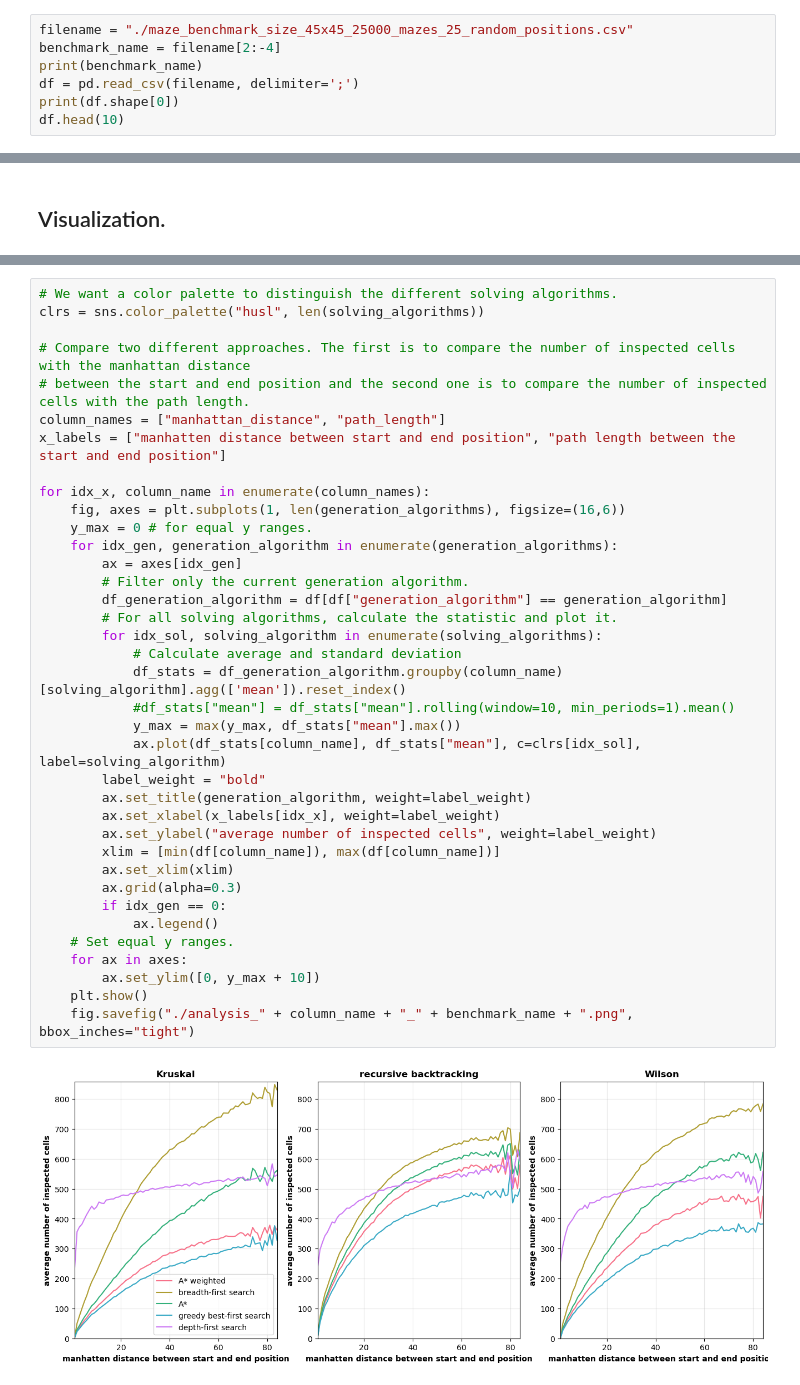
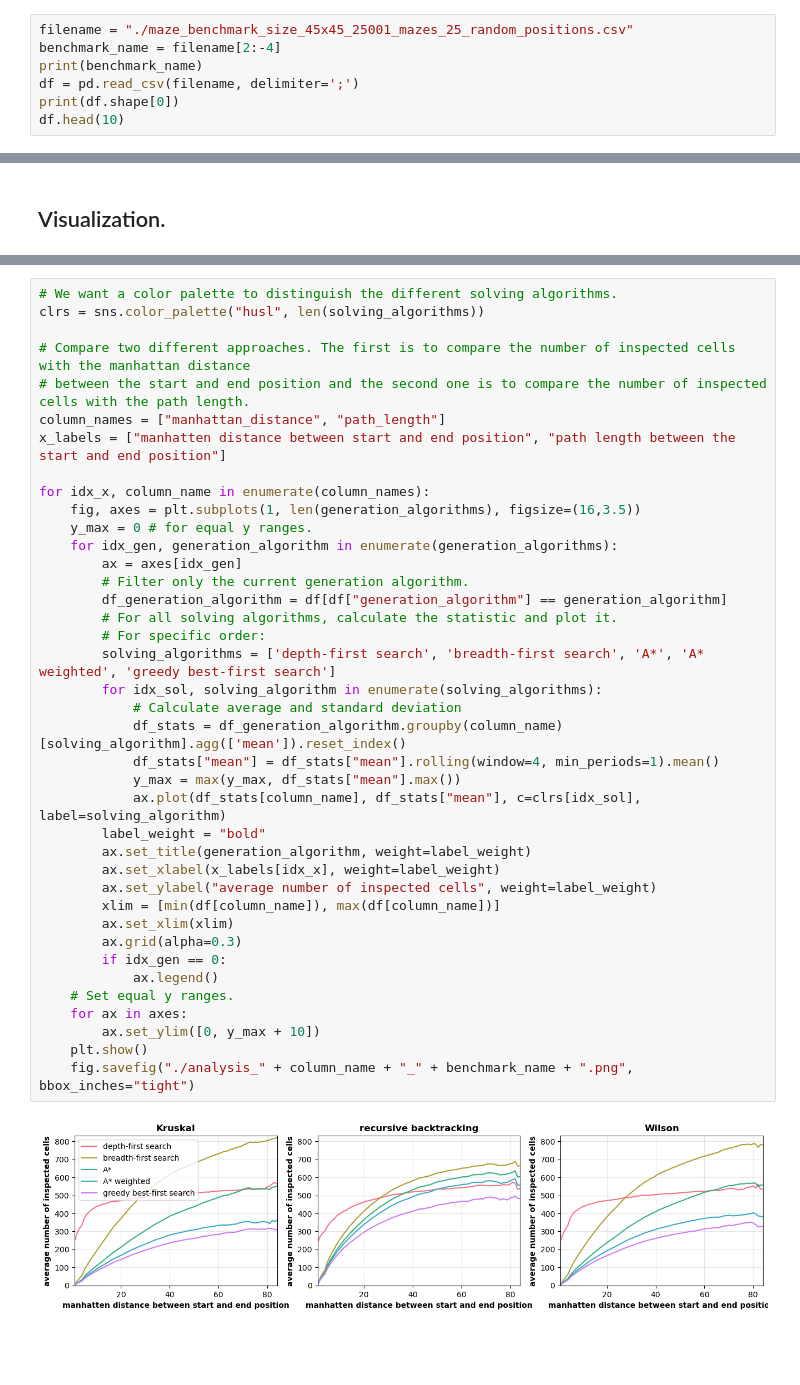
Before and after one commit to startbit96/mazes, a Jupyter notebook: benchmark_analysis/analysis.ipynb, the cells around one changed output, grey strips where cells are left out. Cells and saved outputs as stored; diff of their text form; blank space fills up the shorter version.

```diff
--- a/benchmark_analysis/analysis.ipynb
+++ b/benchmark_analysis/analysis.ipynb
@@ -9,7 +9,7 @@ import seaborn as sns
 ## Import the data.
 Note that you need to create the data first using the mazes Rust program.
 # %%
-filename = "./maze_benchmark_size_45x45_25000_mazes_25_random_positions.csv"
+filename = "./maze_benchmark_size_45x45_25001_mazes_25_random_positions.csv"
 benchmark_name = filename[2:-4]
 print(benchmark_name)
 df = pd.read_csv(filename, delimiter=';')
@@ -57,33 +55,35 @@ clrs = sns.color_palette("husl", len(solving_algorithms))
 column_names = ["manhattan_distance", "path_length"]
 x_labels = ["manhatten distance between start and end position", "path length between the start and end position"]
 
 for idx_x, column_name in enumerate(column_names):
-    fig, axes = plt.subplots(1, len(generation_algorithms), figsize=(16,6))
+    fig, axes = plt.subplots(1, len(generation_algorithms), figsize=(16,3.5))
     y_max = 0 # for equal y ranges.
     for idx_gen, generation_algorithm in enumerate(generation_algorithms):
         ax = axes[idx_gen]
         # Filter only the current generation algorithm.
         df_generation_algorithm = df[df["generation_algorithm"] == generation_algorithm]
         # For all solving algorithms, calculate the statistic and plot it.
+        # For specific order:
+        solving_algorithms = ['depth-first search', 'breadth-first search', 'A*', 'A* weighted', 'greedy best-first search']
         for idx_sol, solving_algorithm in enumerate(solving_algorithms):
             # Calculate average and standard deviation
             df_stats = df_generation_algorithm.groupby(column_name)[solving_algorithm].agg(['mean']).reset_index()
-            #df_stats["mean"] = df_stats["mean"].rolling(window=10, min_periods=1).mean()
+            df_stats["mean"] = df_stats["mean"].rolling(window=4, min_periods=1).mean()
             y_max = max(y_max, df_stats["mean"].max())
             ax.plot(df_stats[column_name], df_stats["mean"], c=clrs[idx_sol], label=solving_algorithm)
         label_weight = "bold"
         ax.set_title(generation_algorithm, weight=label_weight)
         ax.set_xlabel(x_labels[idx_x], weight=label_weight)
         ax.set_ylabel("average number of inspected cells", weight=label_weight)
         xlim = [min(df[column_name]), max(df[column_name])]
         ax.set_xlim(xlim)
         ax.grid(alpha=0.3)
         if idx_gen == 0:
             ax.legend()
     # Set equal y ranges.
     for ax in axes:
         ax.set_ylim([0, y_max + 10])
     plt.show()
     fig.savefig("./analysis_" + column_name + "_" + benchmark_name + ".png", bbox_inches="tight")
 # %% [output]
-[figure, old version]
+[figure, new version]
```
Also changed, not shown: parts of 5 cells of this notebook, 11 other files.
